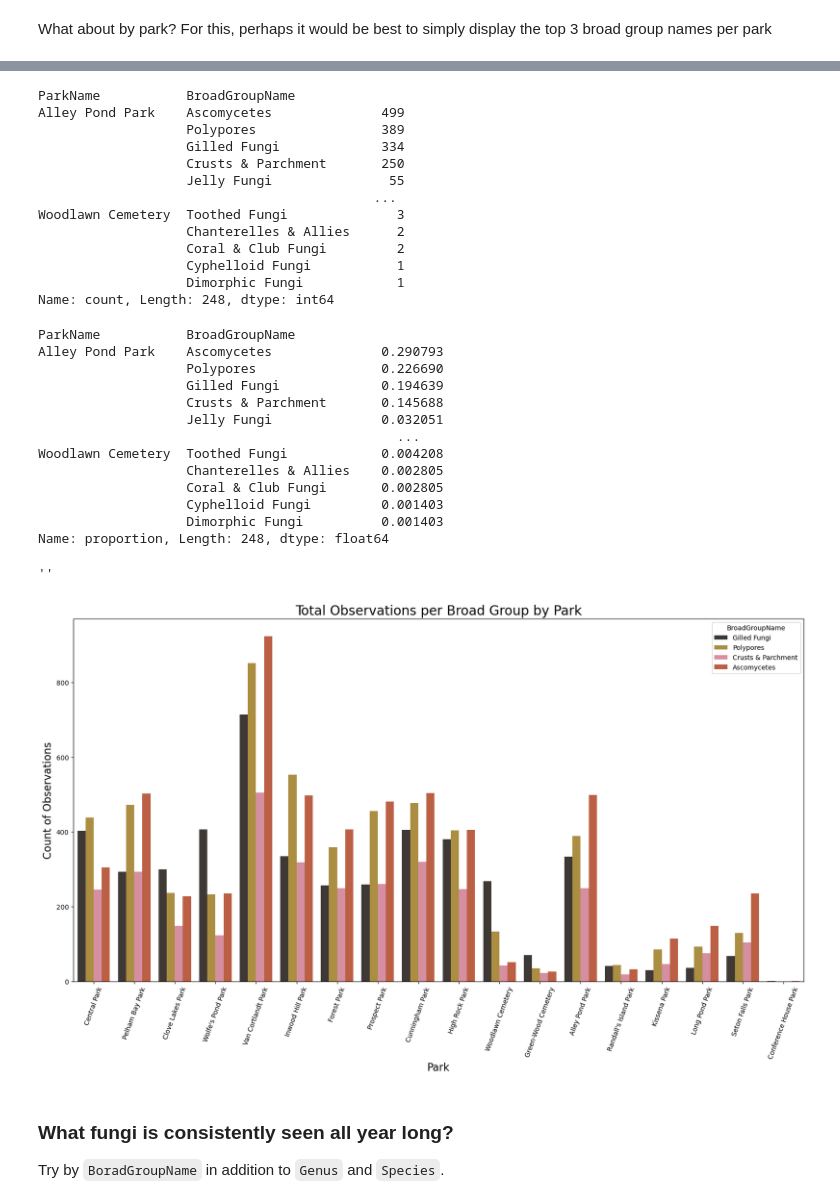
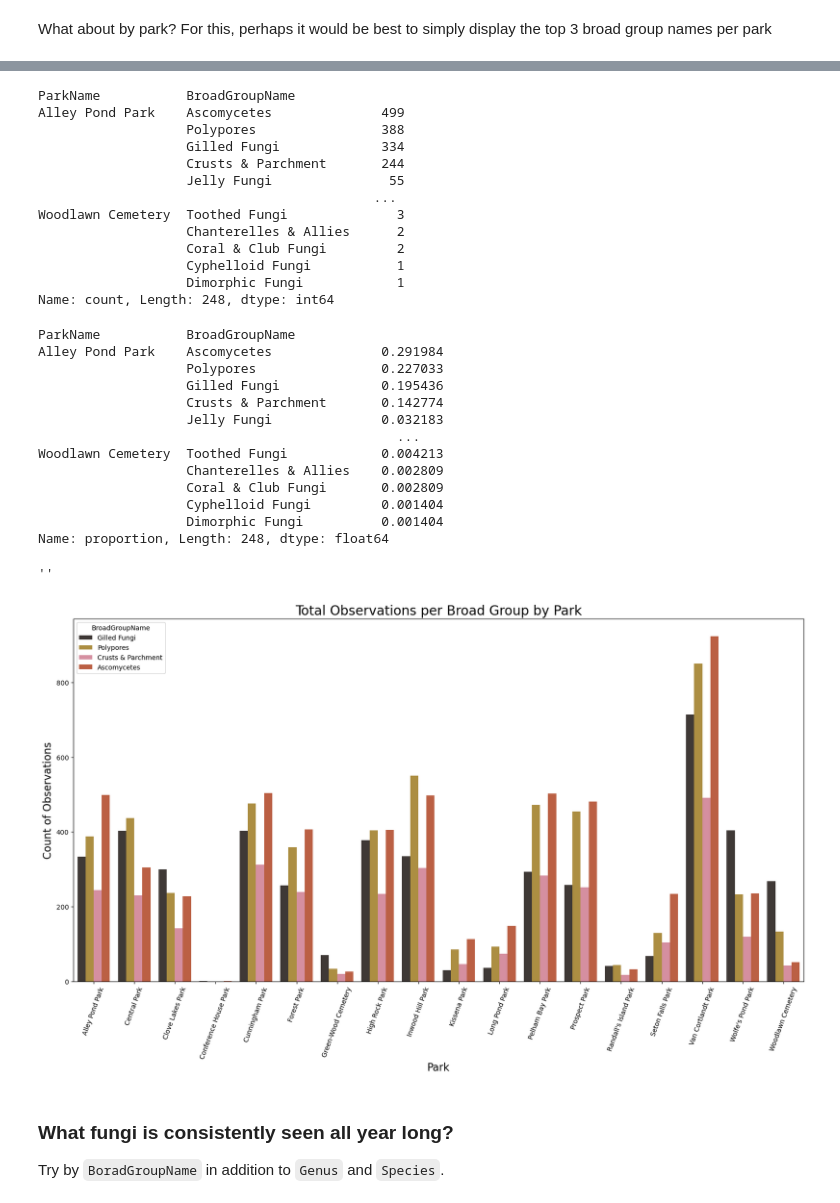
Before and after one commit to newyorkmyc/walks-list, a Jupyter notebook: common_fungi.ipynb, the cells around one changed output, grey strips where cells are left out. Cells and saved outputs as stored; diff of their text form; code cells hidden in the pictures.

Commit message:
Fix column issues with new function, rerun common_fungi notebook

```diff
--- a/common_fungi.ipynb
+++ b/common_fungi.ipynb
@@ -238,12 +238,12 @@ For this, we'll need:
  - LEFT JOIN mushrooms on `MushroomID`
  - LEFT JOIN groups on `BroadGroupID`
 # %%
-observations = (dfs['observations']
+observations = remove_duplicate_obs(dfs['observations']
                 .merge(dfs['mushroom'][['MushroomID','BroadGroupID','Genus','Species']],
                                           on='MushroomID', how='inner') # 'inner' to avoid unknown species (sp., spp.) observations
                 .merge(dfs['broadgroups'][['BroadGroupID','BroadGroupName']], on='BroadGroupID', how='left')
                 .merge(dfs['parks'][['ParkID','ParkName','Borough']].dropna(), on='ParkID', how='left')
-                .drop(['LinkToINat','DateCreated','DateModified'], axis=1)
+                .drop(['LinkToINat','DateCreated','DateModified','NewToPark','NewToCity'], axis=1)
                )
 observations.head()
 # %% [output]
@@ -391,9 +326,9 @@ observations.groupby('ParkName')['BroadGroupName'].value_counts()
 # %% [output]
 ParkName           BroadGroupName
 Alley Pond Park    Ascomycetes              499
-                   Polypores                389
+                   Polypores                388
                    Gilled Fungi             334
-                   Crusts & Parchment       250
+                   Crusts & Parchment       244
                    Jelly Fungi               55
                                            ...
 Woodlawn Cemetery  Toothed Fungi              3
@@ -406,31 +341,33 @@ Name: count, Length: 248, dtype: int64
 observations.groupby('ParkName')['BroadGroupName'].value_counts(normalize=True)
 # %% [output]
 ParkName           BroadGroupName
-Alley Pond Park    Ascomycetes              0.290793
-                   Polypores                0.226690
-                   Gilled Fungi             0.194639
-                   Crusts & Parchment       0.145688
-                   Jelly Fungi              0.032051
+Alley Pond Park    Ascomycetes              0.291984
+                   Polypores                0.227033
+                   Gilled Fungi             0.195436
+                   Crusts & Parchment       0.142774
+                   Jelly Fungi              0.032183
                                               ...
-Woodlawn Cemetery  Toothed Fungi            0.004208
-                   Chanterelles & Allies    0.002805
-                   Coral & Club Fungi       0.002805
-                   Cyphelloid Fungi         0.001403
-                   Dimorphic Fungi          0.001403
+Woodlawn Cemetery  Toothed Fungi            0.004213
+                   Chanterelles & Allies    0.002809
+                   Coral & Club Fungi       0.002809
+                   Cyphelloid Fungi         0.001404
+                   Dimorphic Fungi          0.001404
 Name: proportion, Length: 248, dtype: float64
 # %%
 fig, ax = plt.subplots(figsize=(20,10))
+park_names = sorted(observations['ParkName'].dropna().unique())
 sns.countplot(observations.loc[observations['BroadGroupName'].isin(specific_groups)],
-              x="ParkName", hue="BroadGroupName", hue_order=specific_groups, palette=COLORS)
+              x="ParkName", order=park_names, hue="BroadGroupName",
+              hue_order=specific_groups, palette=COLORS)
 ax.set_title('Total Observations per Broad Group by Park', size=20)
 ax.set_ylabel('Count of Observations', fontsize=16)
 ax.set_xlabel('Park', fontsize=16)
 plt.xticks(rotation=70)
 plt.savefig('./img/obs_per_broad_group_by_park.png')
 ;
 # %% [output]
 ''
-[figure, old version]
+[figure, new version]
 # %% [markdown]
 ### What fungi is consistently seen all year long?
 
```
Also changed, not shown: parts of 19 cells of this notebook, 5 other files.
